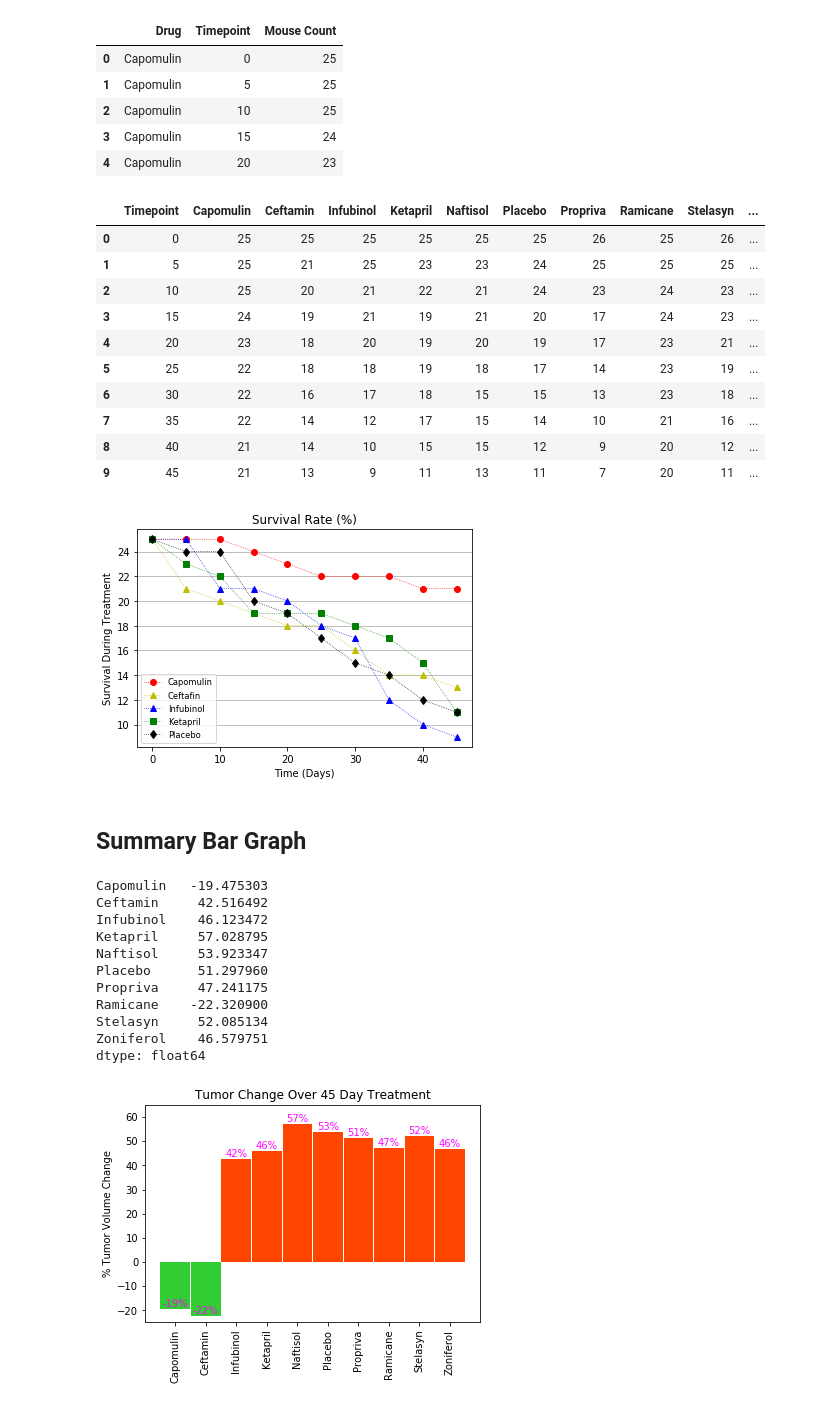
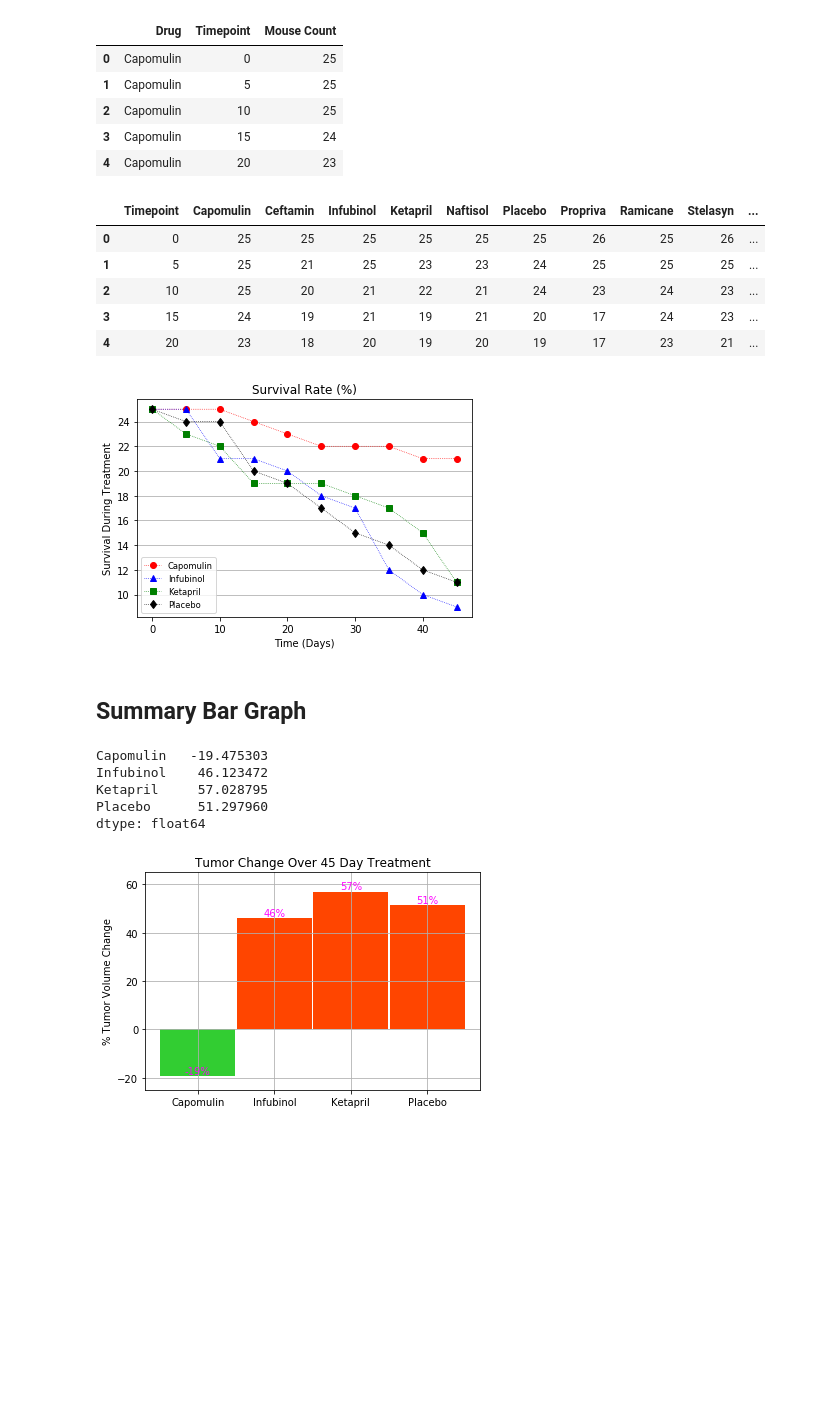
Before and after one commit to limbz-sami/matplotlib-challenge, a Jupyter notebook: Pymaceuticals/pymaceuticals_starter.ipynb, the cells around one changed output. Drawn from its saved outputs; the diff is of its cells as text; code cells hidden in the pictures; blank space fills up the shorter version.

```diff
--- a/Pymaceuticals/pymaceuticals_starter.ipynb
+++ b/Pymaceuticals/pymaceuticals_starter.ipynb
@@ -36,9 +37,9 @@ datafile.head()
 # Store the Mean Tumor Volume Data Grouped by Drug and Timepoint
 Grouped =datafile.groupby(['Drug', 'Timepoint'])
 # Convert to DataFrame
-Drug_data = pd.DataFrame(Grouped['Tumor Volume (mm3)'].mean()).reset_index()
+Drug_TumorVol_data = pd.DataFrame(Grouped['Tumor Volume (mm3)'].mean()).reset_index()
 # Preview DataFrame
-Drug_data.head()
+Drug_TumorVol_data.head()
 # %% [output]
 |  | Drug | Timepoint | Tumor Volume (mm3) |
 | 0 | Capomulin | 0 | 45.000000 |
@@ -302,7 +284,7 @@ Drug_Mouse_ct_data = pd.DataFrame({
         "Stelasyn": Stela_mouse_ct['Mouse Count'],
         "Zoniferol": Zoni_mouse_ct['Mouse Count']})
 # Preview the Data Frame
-Drug_Mouse_ct_data
+Drug_Mouse_ct_data.head()
 # %% [output]
 |  | Timepoint | Capomulin | Ceftamin | Infubinol | Ketapril | Naftisol | Placebo | Propriva | Ramicane | Stelasyn | ... |
 | 0 | 0 | 25 | 25 | 25 | 25 | 25 | 25 | 26 | 25 | 26 | ... |
@@ -310,24 +292,17 @@ Drug_Mouse_ct_data
 | 2 | 10 | 25 | 20 | 21 | 22 | 21 | 24 | 23 | 24 | 23 | ... |
 | 3 | 15 | 24 | 19 | 21 | 19 | 21 | 20 | 17 | 24 | 23 | ... |
 | 4 | 20 | 23 | 18 | 20 | 19 | 20 | 19 | 17 | 23 | 21 | ... |
-| 5 | 25 | 22 | 18 | 18 | 19 | 18 | 17 | 14 | 23 | 19 | ... |
-| 6 | 30 | 22 | 16 | 17 | 18 | 15 | 15 | 13 | 23 | 18 | ... |
-| 7 | 35 | 22 | 14 | 12 | 17 | 15 | 14 | 10 | 21 | 16 | ... |
-| 8 | 40 | 21 | 14 | 10 | 15 | 15 | 12 | 9 | 20 | 12 | ... |
-| 9 | 45 | 21 | 13 | 9 | 11 | 13 | 11 | 7 | 20 | 11 | ... |
 # %%
 # Generate the Plot (Accounting for percentages)
 x_axis = Drug_Mouse_ct_data['Timepoint']
 
 Cap_mouseCT_chart = Drug_Mouse_ct_data['Capomulin']
-Ceft_mouseCT_chart = Drug_Mouse_ct_data['Ceftamin']
 Infu_mouseCT_chart = Drug_Mouse_ct_data['Infubinol']
 Keta_mouseCT_chart = Drug_Mouse_ct_data['Ketapril']
 Place_mouseCT_chart = Drug_Mouse_ct_data['Placebo']
 
 fig, ax = plt.subplots()
 ax.plot (x_axis, Cap_mouseCT_chart, 'ro:',  linewidth =0.7, label= 'Capomulin' )
-ax.plot (x_axis, Ceft_mouseCT_chart, 'y^:', linewidth =0.7, label = 'Ceftafin' )
 ax.plot (x_axis, Infu_mouseCT_chart, 'b^:', linewidth =0.7, label = 'Infubinol' )
 ax.plot (x_axis, Keta_mouseCT_chart, 'gs:', linewidth =0.7, label = 'Ketapril' )
 ax.plot (x_axis, Place_mouseCT_chart, 'kd:', linewidth =0.7, label = 'Placebo')
@@ -340,68 +315,66 @@ ax.yaxis.grid()
 
 
 # Save the Figure
-
+plt.savefig('../Figures/SurvivalRate_by_treatment')
 # Show the Figure
 plt.show()
 # %% [output]
-[figure, old version]
+[figure, new version]
 # %% [markdown]
 ## Summary Bar Graph
 # %%
 #get a data to calculate the percent_change in tumor volume
-Datafile = Drug_time_data.set_index('Timepoint')
+Datafile = Drug_time_TumorVol.set_index('Timepoint')
 
 # Calculate the percent changes for each drug
 Percent_change_TumorVol = ((Datafile.iloc[-1]-Datafile.iloc[0])/Datafile.iloc[0])*100
 
 # Display the data to confirm
+
+Percent_change_TumorVol=Percent_change_TumorVol[['Capomulin', 'Infubinol', 'Ketapril', 'Placebo']]
 Percent_change_TumorVol
 # %% [output]
 Capomulin   -19.475303
-Ceftamin     42.516492
 Infubinol    46.123472
 Ketapril     57.028795
-Naftisol     53.923347
 Placebo      51.297960
-Propriva     47.241175
-Ramicane    -22.320900
-Stelasyn     52.085134
-Zoniferol    46.579751
 dtype: float64
 # %%
 # Store all Relevant Percent Changes into a Tuple
-Data = list(zip(Percent_change_TumorVol.index, Percent_change_TumorVol,))
+Data = list(zip(Percent_change_TumorVol.index, Percent_change_TumorVol))
 
 Drugs, Percent_vol = [[z[i] for z in Data] for i in (0,1)]
 
 passing = [value for value in Percent_vol if value < 0]
 failing = [value for value in Percent_vol if value > 0]
-x_axis1 = np.arange(len(passing))
-x_axis2= np.arange(2, 10, 1)
+
+x_axis = np.arange(0, 4 , 1)
+x_axis1 = (0)
+x_axis2= np.arange(1, 4 , 1)
 
 
 fig, ax=plt.subplots()
-ax.bar(x_axis1, passing, width = 0.97, color='limegreen')
-ax.bar(x_axis2, failing, width = 0.97, color ='orangered')
+ax.bar(x_axis1, passing, width = 0.98, color='limegreen')
+ax.bar(x_axis2, failing, width = 0.98, color ='orangered')
 ax.set_ylim(-25, 65)
+plt.grid(True)
+ax.yaxis.set_major_locator(MultipleLocator(20))
 
 tick_location=[value for value in x_axis]
 plt.xticks(tick_location,[value for value in Drugs])
-plt.xticks(rotation = 90)
 plt.ylabel("% Tumor Volume Change")
 plt.title('Tumor Change Over 45 Day Treatment')
 
 
 # set individual bar lables using above list
 for i in ax.patches:
     height= i.get_height()
     ax.text(i.get_x() + i.get_width()/2.,
              1.002*height,'%d' % int(height) +"%", ha='center', va='bottom', color='magenta', alpha=10)
 
-
-
 # Save the Figure
 
 # Show the Figure
+plt.show()
 # %% [output]
-[figure, old version]
+[figure, new version]
```
Also changed, not shown: parts of 5 cells of this notebook, 3 other files.
